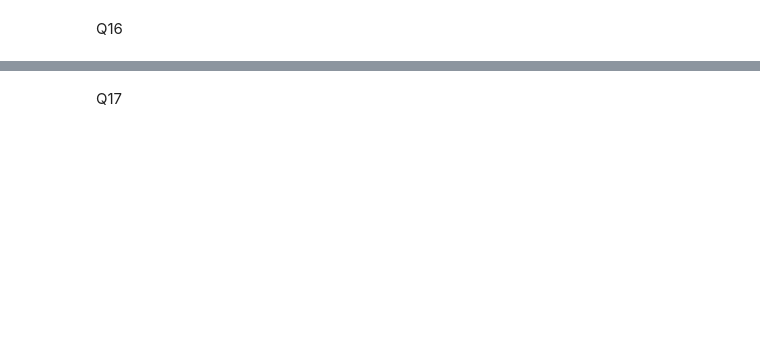
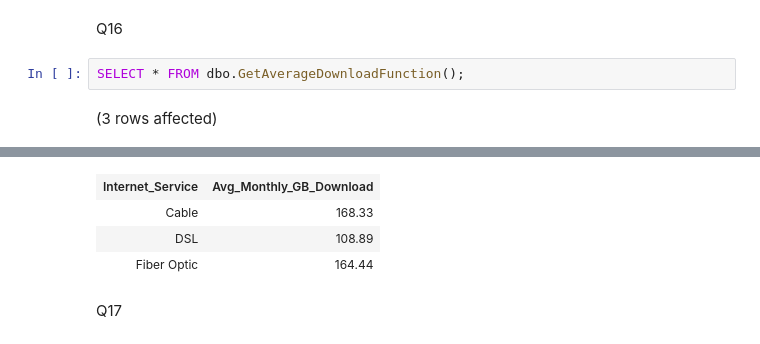
Before and after one commit to sohilamohey/ITI-SQL-Project-Telco-Company, a Jupyter notebook: Offical Code.ipynb, the cells around one changed output, grey strips where cells are left out. Cells and saved outputs as stored; diff of their text form; blank space fills up the shorter version.

```diff
--- a/Offical Code.ipynb
+++ b/Offical Code.ipynb
@@ -370,2 +414,6 @@ Q15
 # %% [markdown]
 Q16
+# %%
+SELECT * FROM dbo.GetAverageDownloadFunction();
+# %% [output]
+(3 rows affected)
@@ -372,2 +421,6 @@ Q16
+| Internet_Service | Avg_Monthly_GB_Download |
+| Cable | 168.33 |
+| DSL | 108.89 |
+| Fiber Optic | 164.44 |
 # %% [markdown]
 Q17
```
Also changed, not shown: parts of 11 cells of this notebook.
